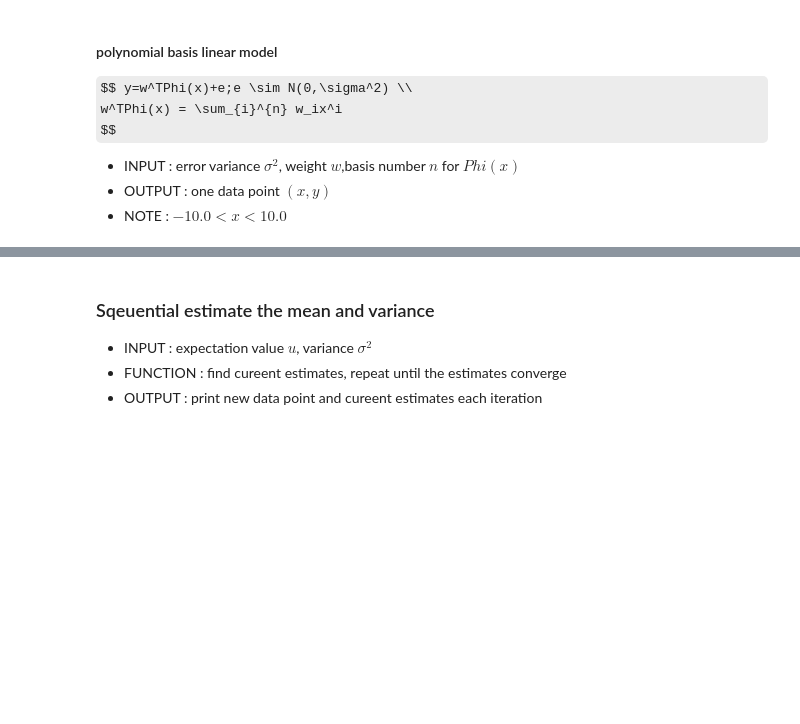
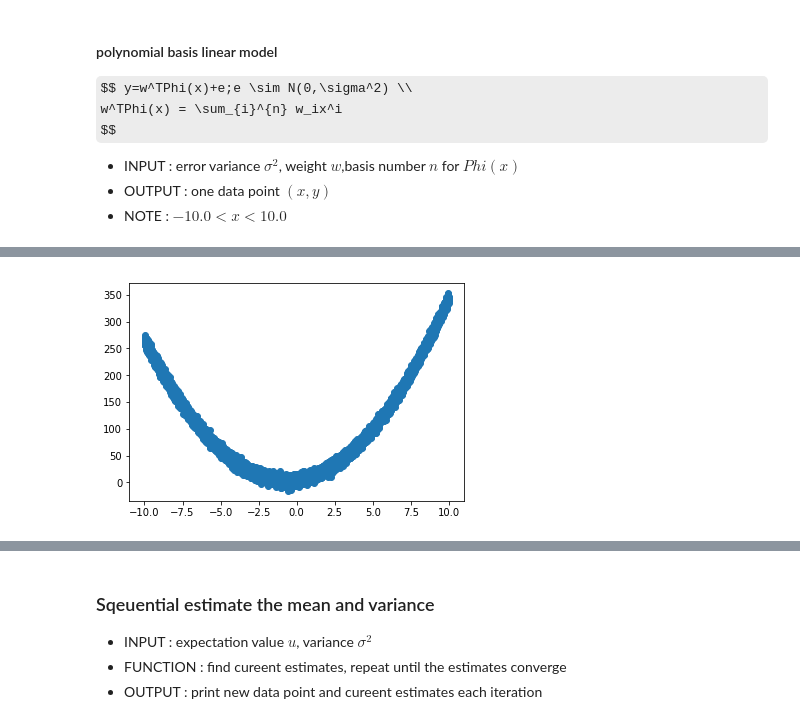
Before and after one commit to csielee/2018ML, a Jupyter notebook: HW3/HW3.ipynb, the cells around one changed output, grey strips where cells are left out. Cells and saved outputs as stored; diff of their text form; code cells hidden in the pictures; some formulas as TeX source; blank space fills up the shorter version.

Commit message:
Modify Polynomial data generator
Use Gaussian data generator to be error
Instead of put x in N(0, v)

```diff
--- a/HW3/HW3.ipynb
+++ b/HW3/HW3.ipynb
@@ -91,14 +91,14 @@ def Polynomial(w):
 def PolynomialDataGenerator(n, v, w):
     if len(w) != n:
         raise TypeError("length of w need equal n, {}!={}".format(len(w), n))
-    e = Gaussian(0, v)
+    e = GaussianDataGenerator(u=0,v=v)
     phi = Polynomial(w)
     while True:
         x = random.random()*20 - 10
-        y = phi(x) + e(x)
+        y = phi(x) + next(e)
         yield (x, y)
 # %%
-dg = PolynomialDataGenerator(3, 1, [3, 0.05, 0.01])
+dg = PolynomialDataGenerator(3, 25, [5, 4, 3])
 tmp = [next(dg) for _ in range(10000)]
 x = [item[0] for item in tmp]
 y = [item[1] for item in tmp]
@@ -109,0 +109 @@ plt.show()
+[figure, added]
```
Also changed, not shown: parts of 2 cells of this notebook.
